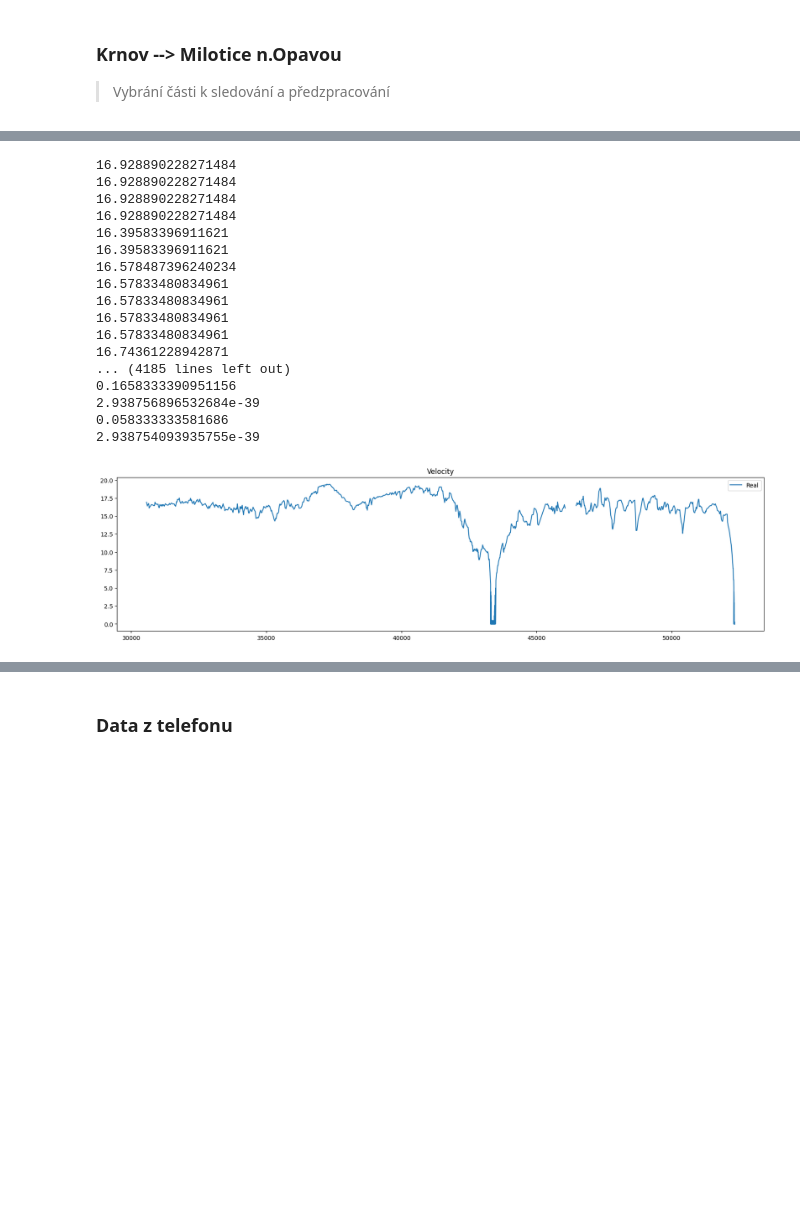
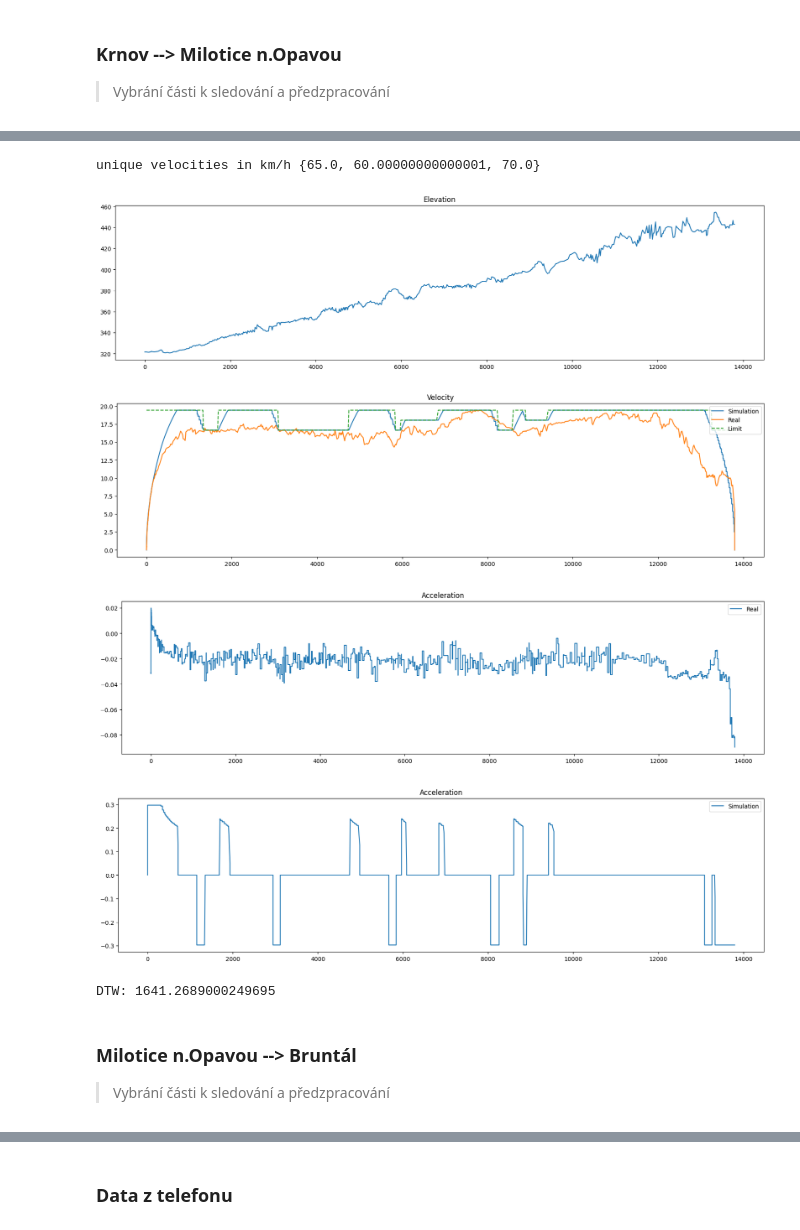
Before and after one commit to Sawy7/trainmap-consumption-api, a Jupyter notebook: train-exploration/train-exploration.ipynb, the cells around one changed output, grey strips where cells are left out. Saved outputs shown, nothing was run; the diff lists cells and outputs as text; code cells hidden in the pictures; blank space fills up the shorter version.

```diff
--- a/train-exploration/train-exploration.ipynb
+++ b/train-exploration/train-exploration.ipynb
@@ -124,7 +126,8 @@ def compare_data(df_measured, geojson_path: str):
         "Velocity",
         c.series["dist_values"],
         [c.series["velocity_values"], df_measured["gps_speed"], c.max_velocities_in_mps],
-        ["Simulation", "Real", "Limit"]
+        ["Simulation", "Real", "Limit"],
+        ["solid", "solid", "dashed"]
     )
 
     render_plot(
@@ -265,32 +305,26 @@ DTW: 459.7611515598653
+# %%
+importlib.reload(tconsumption)
+
+compare_data(
+    df_slice,
+    "../testing-data/um7/um7capture_2023-09-29_06-26-06_krnov-milotice.geojson"
+)
+# %% [output]
+unique velocities in km/h {65.0, 60.00000000000001, 70.0}
+[figure, added]
+[figure, added]
+[figure, added]
+[figure, added]
+DTW: 1641.2689000249695
+# %% [markdown]
+### Milotice n.Opavou --> Bruntál
+> Vybrání části k sledování a předzpracování
 # %%
-# 4280
-df_slice = df.loc[5800:10000] # Rozsah bodů mezi stanicemi
+# df_slice = df.loc[7770:9000] # Rozsah bodů mezi stanicemi
 
-map_velocity(df_slice, 0, "../testing-data/velocity-data/310-pj.json")
-
-for x in df_slice["gps_speed"]:
-    print(x)
+# map_velocity(df_slice, 73.260, "../testing-data/velocity-data/310-pj.json")
 
 # render_plot("Acceleration", df_slice["cumulative_distance_m"], [df_slice["accel_proc_y"]], ["Real"])
-render_plot("Velocity", df_slice["cumulative_distance_m"], [df_slice["gps_speed"]], ["Real"])
-# render_plot("Max. velocity", df_slice["cumulative_distance_m"], [df_slice["track_velocity"]], ["From doc"])
+# render_plot("Velocity", df_slice["cumulative_distance_m"], [df_slice["gps_speed"]], ["Real"])
+# # render_plot("Max. velocity", df_slice["cumulative_distance_m"], [df_slice["track_velocity"]], ["From doc"])
-# %% [output]
-16.928890228271484
-16.928890228271484
-16.928890228271484
-16.928890228271484
-16.39583396911621
-16.39583396911621
-16.578487396240234
-16.57833480834961
-16.57833480834961
-16.57833480834961
-16.57833480834961
-16.74361228942871
-... (4185 lines left out)
-0.1658333390951156
-2.938756896532684e-39
-0.058333333581686
-2.938754093935755e-39
-[figure, removed]
 # %%
```
Also changed, not shown: parts of 5 cells of this notebook.
